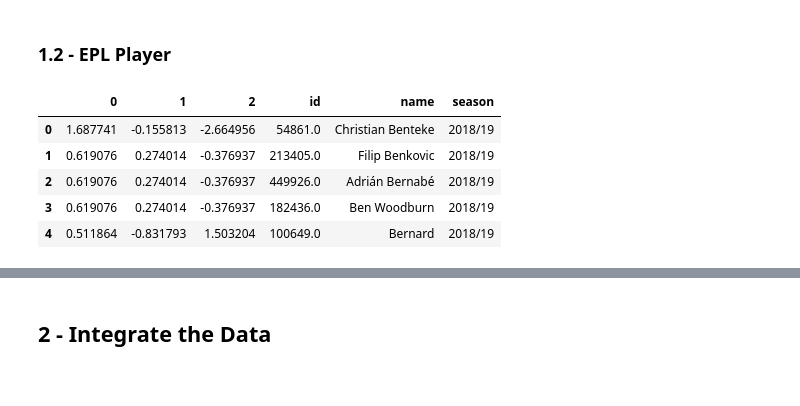
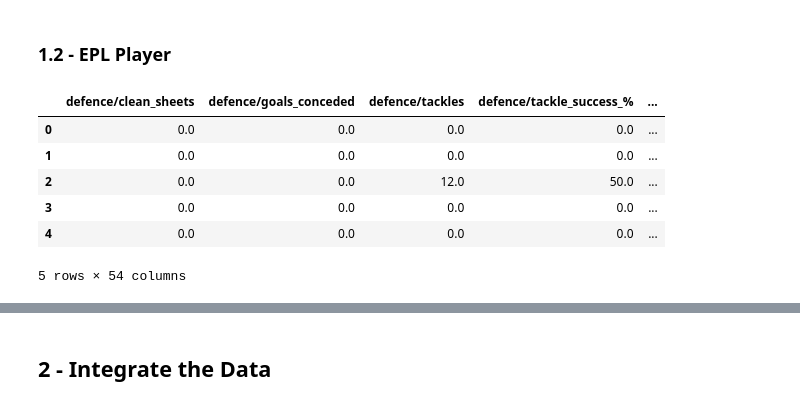
Before and after one commit to minhngt62/ds-epl-matches, a Jupyter notebook: notebooks/03_data_integration.ipynb, the cells around one changed output, grey strips where cells are left out. Saved outputs shown, nothing was run; the diff lists cells and outputs as text; code cells hidden in the pictures.

```diff
--- a/notebooks/03_data_integration.ipynb
+++ b/notebooks/03_data_integration.ipynb
@@ -104,13 +104,14 @@ df_match[df_match["home/df_4"] == -1].head()
 ### 1.2 - EPL Player
 # %%
 # Load EPL player data (i.e. of PCA/LDA and so on)
-df_player = pd.read_csv(os.path.join(PRJ_ROOT_DIR, "data", "tabular", "exploratory",
-                                     "players_lda.csv")) # <-- change to other embeddings if needed
+df_player = pd.read_csv(os.path.join(PRJ_ROOT_DIR, "data", "tabular", "clean",
+                                     "players.csv")) # <-- change to other embeddings if needed
 df_player.head()
 # %% [output]
-|  | 0 | 1 | 2 | id | name | season |
-| 0 | 1.687741 | -0.155813 | -2.664956 | 54861.0 | Christian Benteke | 2018/19 |
-| 1 | 0.619076 | 0.274014 | -0.376937 | 213405.0 | Filip Benkovic | 2018/19 |
-| 2 | 0.619076 | 0.274014 | -0.376937 | 449926.0 | Adrián Bernabé | 2018/19 |
-| 3 | 0.619076 | 0.274014 | -0.376937 | 182436.0 | Ben Woodburn | 2018/19 |
-| 4 | 0.511864 | -0.831793 | 1.503204 | 100649.0 | Bernard | 2018/19 |
+|  | defence/clean_sheets | defence/goals_conceded | defence/tackles | defence/tackle_success_% | ... |
+| 0 | 0.0 | 0.0 | 0.0 | 0.0 | ... |
+| 1 | 0.0 | 0.0 | 0.0 | 0.0 | ... |
+| 2 | 0.0 | 0.0 | 12.0 | 50.0 | ... |
+| 3 | 0.0 | 0.0 | 0.0 | 0.0 | ... |
+| 4 | 0.0 | 0.0 | 0.0 | 0.0 | ... |
+5 rows × 54 columns
```
Also changed, not shown: parts of 16 cells of this notebook, 32 other files.
